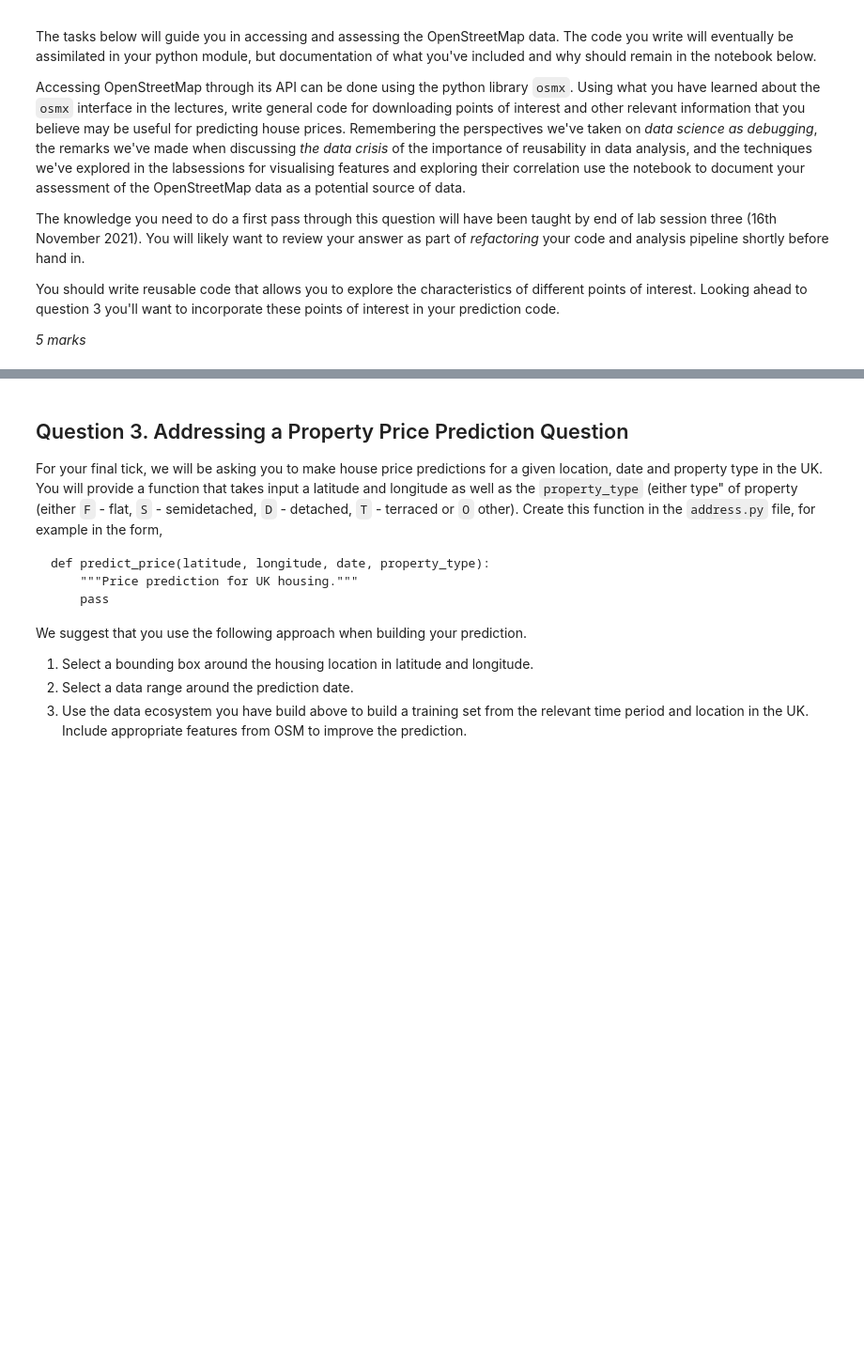
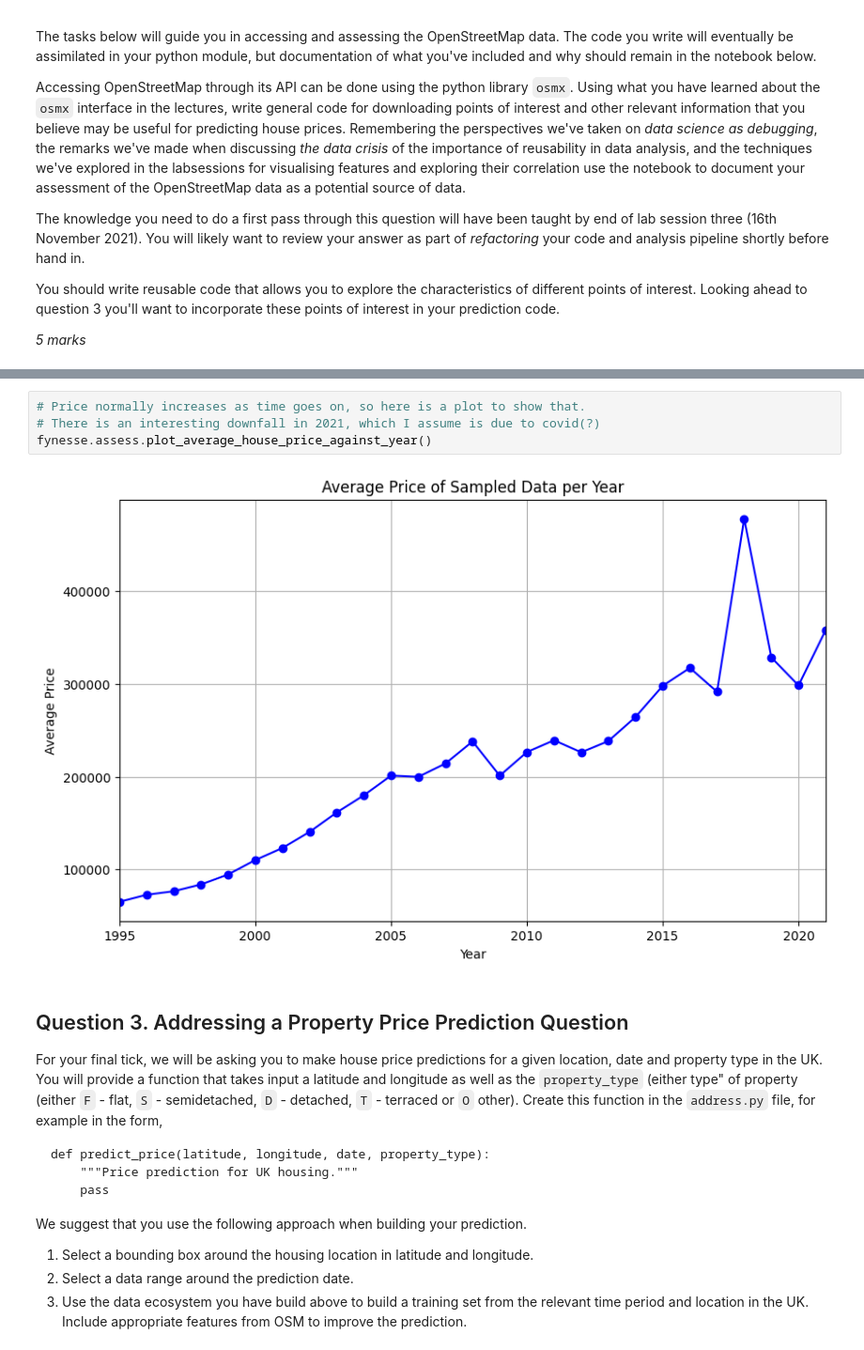
Before and after one commit to jeffrey-22/ads, a Jupyter notebook: notebooks/ads_course_assessment.ipynb, the cells around one changed output, grey strips where cells are left out. Shown: that part at 94% size. Saved outputs shown, nothing was run; the diff lists cells and outputs as text; blank space fills up the shorter version.

```diff
--- a/notebooks/ads_course_assessment.ipynb
+++ b/notebooks/ads_course_assessment.ipynb
@@ -283,3 +387,9 @@ You should write reusable code that allows you to explore the characteristics of
+# %%
+# Price normally increases as time goes on, so here is a plot to show that.
+# There is an interesting downfall in 2021, which I assume is due to covid(?)
+fynesse.assess.plot_average_house_price_against_year()
+# %% [output]
+[figure, added]
 # %% [markdown]
 ## Question 3. Addressing a Property Price Prediction Question
 
```
Also changed, not shown: parts of 20 cells of this notebook, 5 other files.
